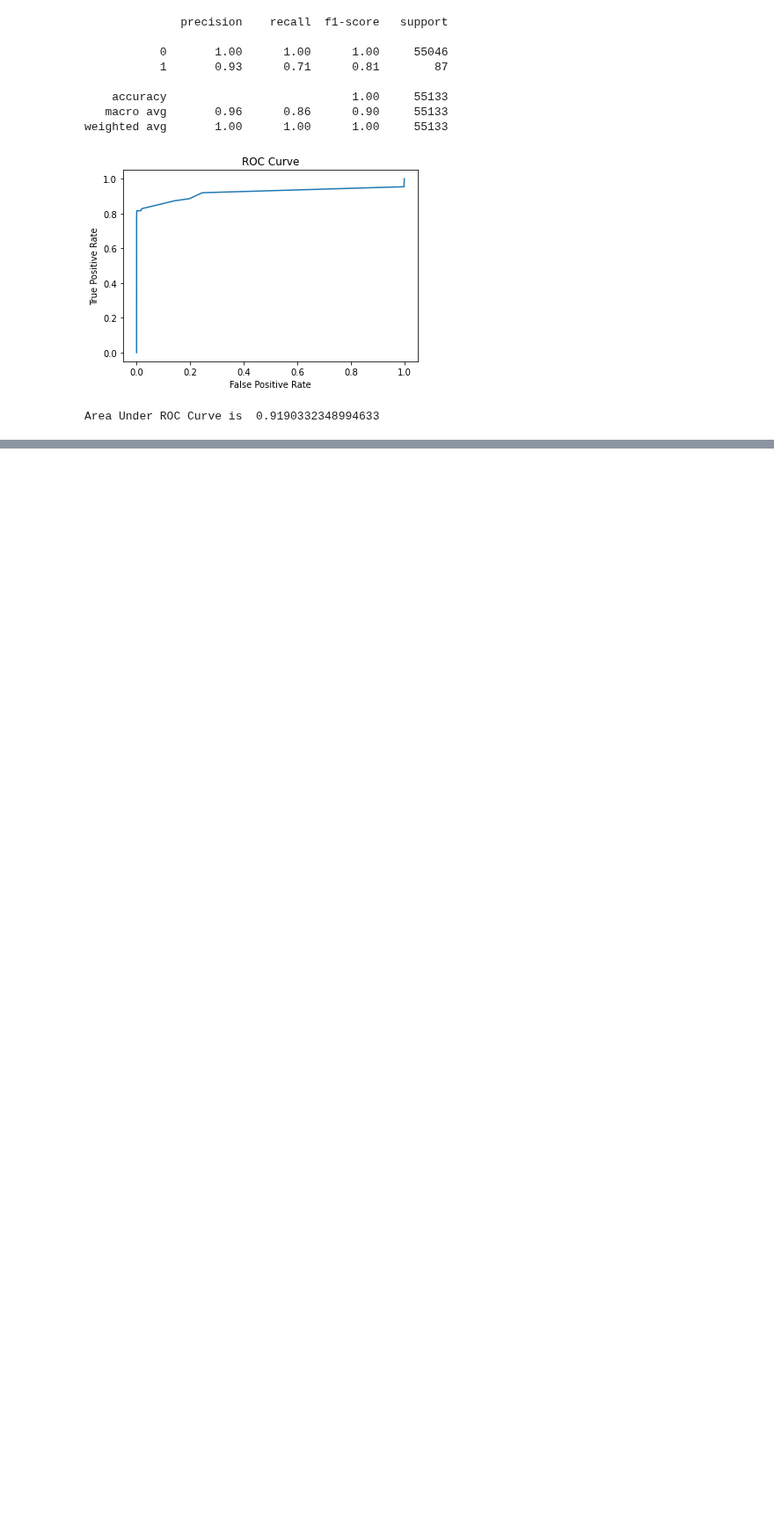
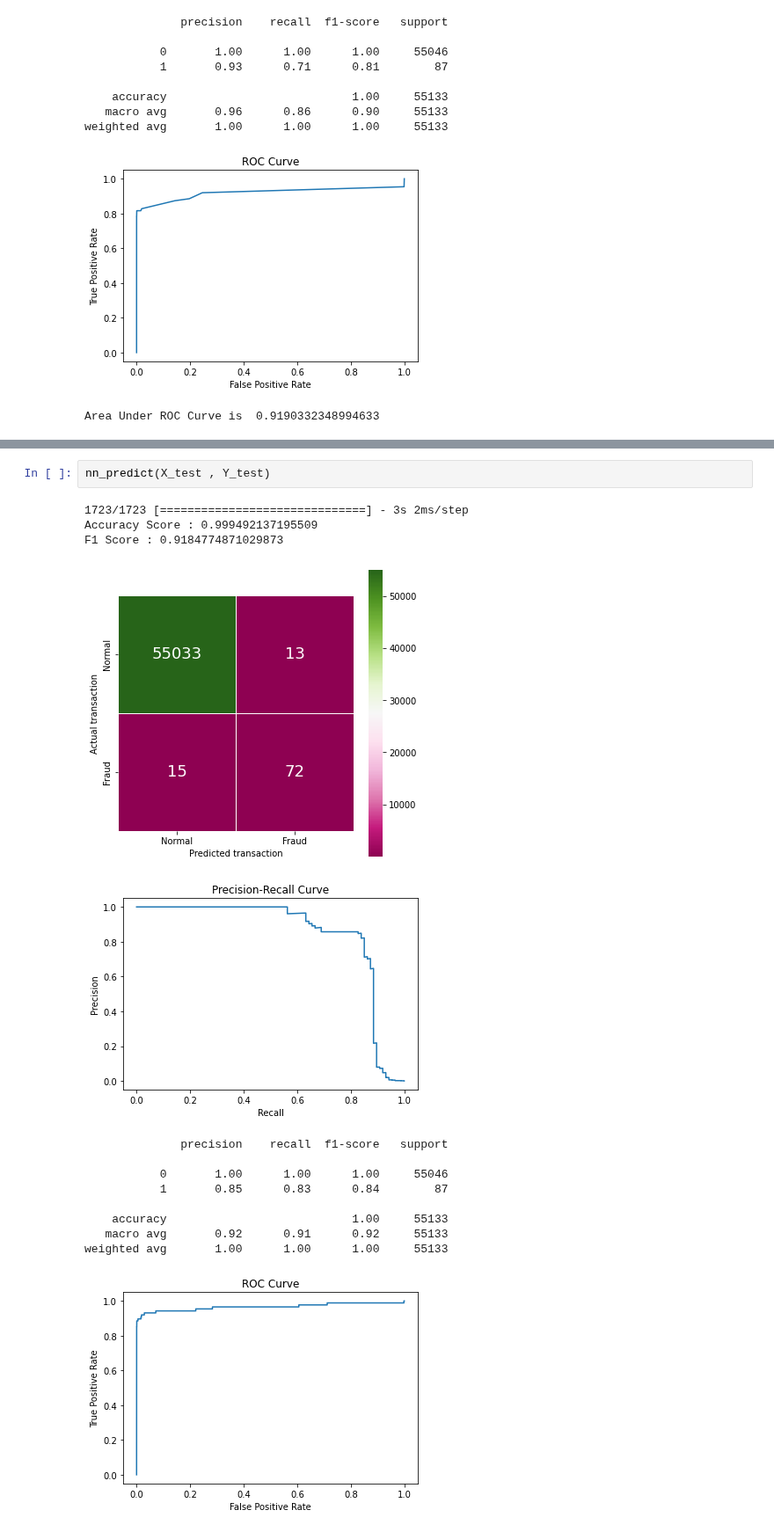
Before and after one commit to PHNPR/Credit-Card-Fraud-Detection, a Jupyter notebook: Credit Card Fraud.ipynb, the cells around one changed output, grey strips where cells are left out. Shown at 88% size. Drawn from its saved outputs; the diff is of its cells as text; blank space fills up the shorter version.

```diff
--- a/Credit Card Fraud.ipynb
+++ b/Credit Card Fraud.ipynb
@@ -358,0 +428,17 @@ Area Under ROC Curve is  0.9190332348994633
+# %%
+nn_predict(X_test , Y_test)
+# %% [output]
+1723/1723 [==============================] - 3s 2ms/step
+Accuracy Score : 0.999492137195509
+F1 Score : 0.9184774871029873
+[figure, added]
+[figure, added]
+              precision    recall  f1-score   support
+
+           0       1.00      1.00      1.00     55046
+           1       0.85      0.83      0.84        87
+
+    accuracy                           1.00     55133
+   macro avg       0.92      0.91      0.92     55133
+weighted avg       1.00      1.00      1.00     55133
+[figure, added]
```
Also changed, not shown: parts of 13 cells of this notebook.
